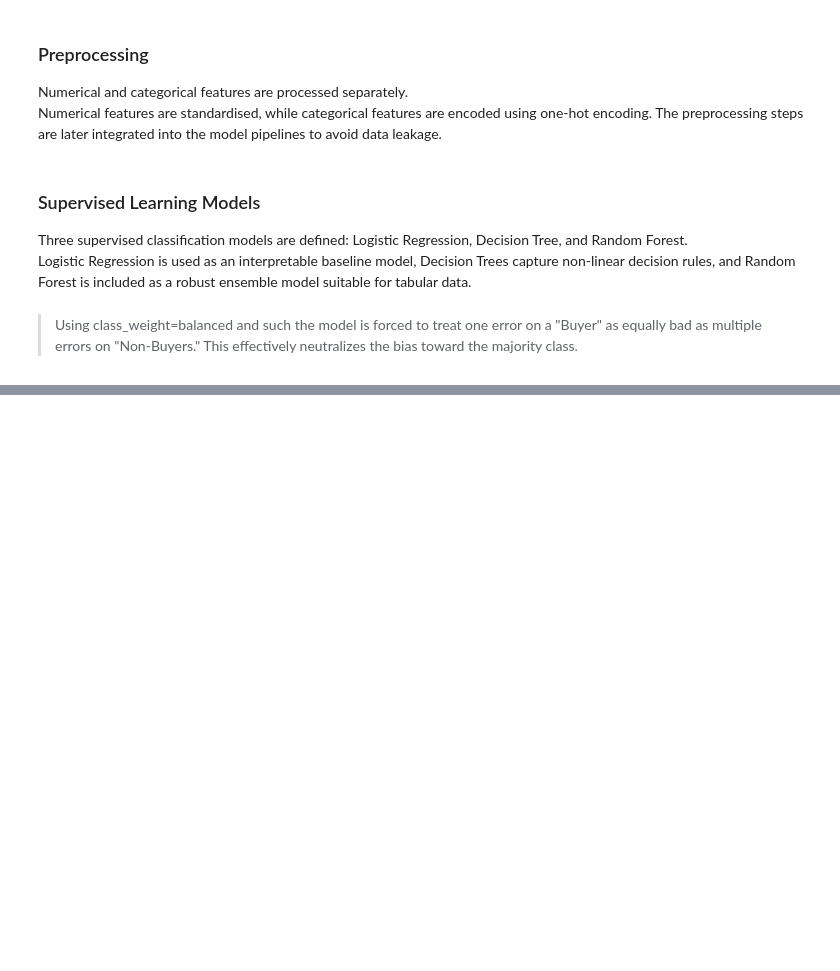
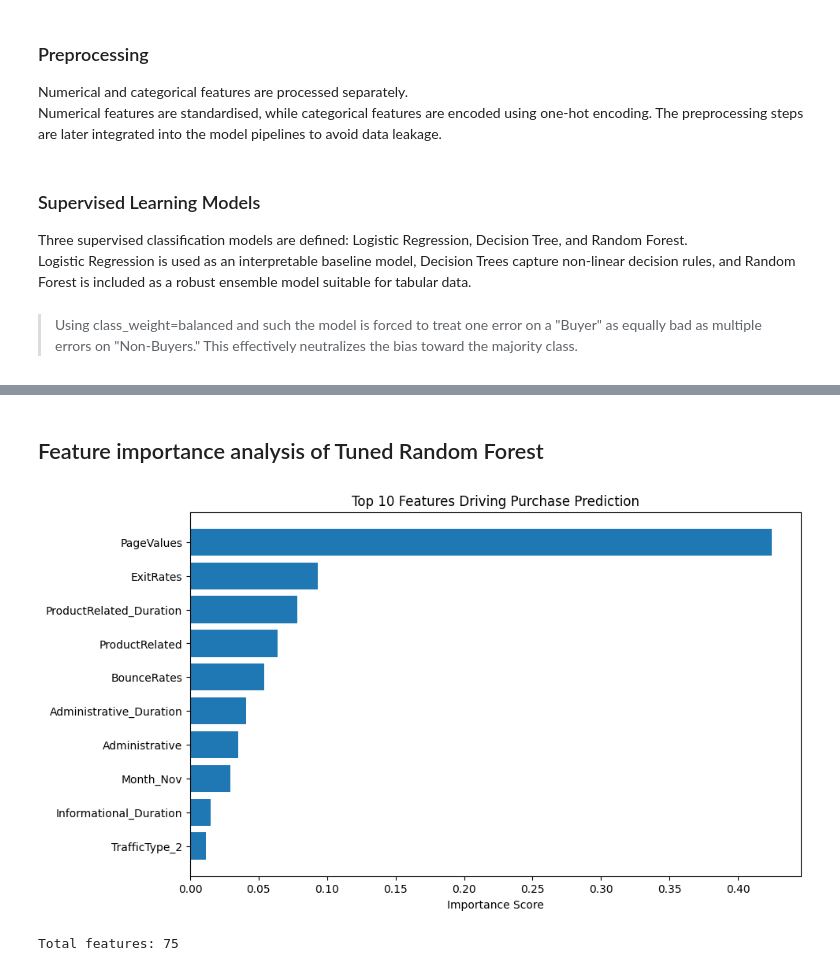
Before and after one commit to DetGrey/purchase-intent-project, a Jupyter notebook: prediction.ipynb, the cells around one changed output, grey strips where cells are left out. Cells and saved outputs as stored; diff of their text form; code cells hidden in the pictures; blank space fills up the shorter version.

```diff
--- a/prediction.ipynb
+++ b/prediction.ipynb
@@ -201,13 +168,0 @@ This analysis illustrates how threshold choice influences the trade-off between
-# %%
-import numpy as np
-from sklearn.metrics import roc_curve
-
-logreg_pipeline.fit(X_train,y_train)
-proba = logreg_pipeline.predict_proba(X_test)[:, 1]
-
-fpr, tpr, thresholds = roc_curve(y_test, proba)
-youden = tpr - fpr
-best_idx = np.argmax(youden)
-best_threshold = thresholds[best_idx]
-print("Best threshold (Youden):", best_threshold)
-print("Youden's Index:", youden[best_idx])
@@ -216,0 +239,33 @@ Youden's Index: 0.6184492166695139
+# %% [markdown]
+## Feature importance analysis of Tuned Random Forest
+# %%
+import pandas as pd
+import matplotlib.pyplot as plt
+
+# Get the model from the pipeline
+rf_model = tuned_rf_pipeline.named_steps['model']
+preprocessor = tuned_rf_pipeline.named_steps['preprocessor']
+
+# Get feature names from the one-hot encoder
+ohe = preprocessor.named_transformers_['cat']
+cat_feature_names = ohe.get_feature_names_out(categorical_features)
+all_feature_names = numeric_features + list(cat_feature_names)
+
+# Create a dataframe of importances
+importances = pd.DataFrame({
+    'Feature': all_feature_names,
+    'Importance': rf_model.feature_importances_
+}).sort_values(by='Importance', ascending=False)
+
+# Plot top 10 features
+plt.figure(figsize=(10,6))
+plt.barh(importances['Feature'][:10], importances['Importance'][:10])
+plt.gca().invert_yaxis()
+plt.title("Top 10 Features Driving Purchase Prediction")
+plt.xlabel("Importance Score")
+plt.show()
+
+print('Total features:', len(all_feature_names))
+# %% [output]
+[figure, added]
+Total features: 75
```
Also changed, not shown: parts of 13 cells of this notebook, 3 other files.
